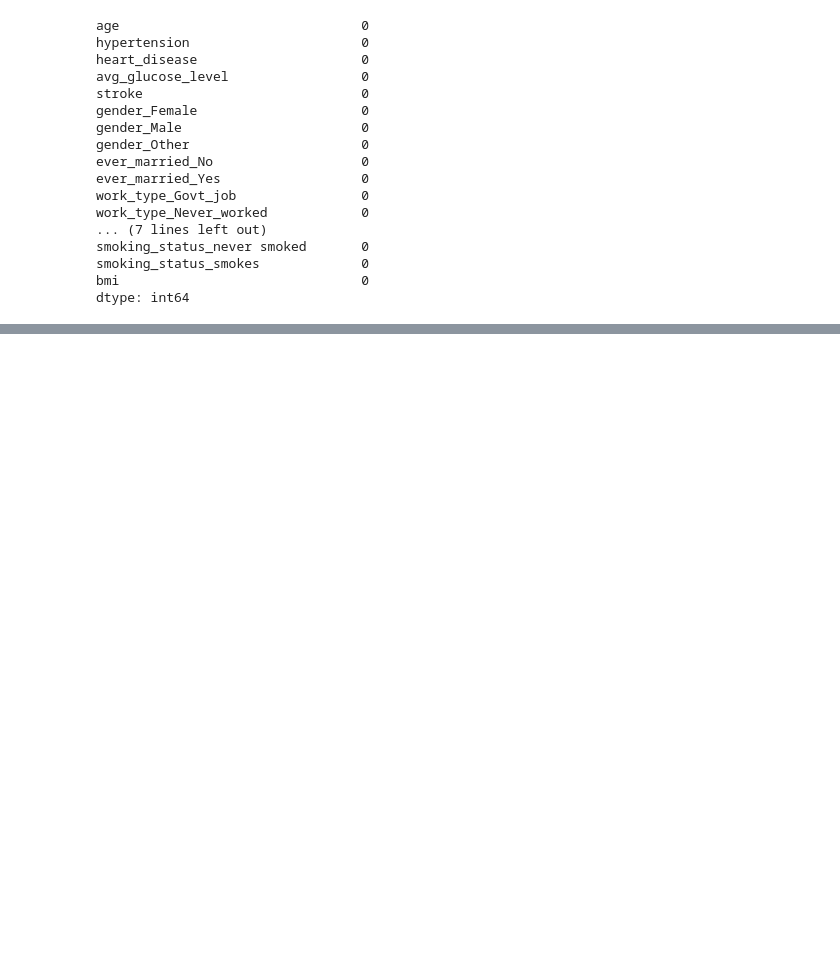
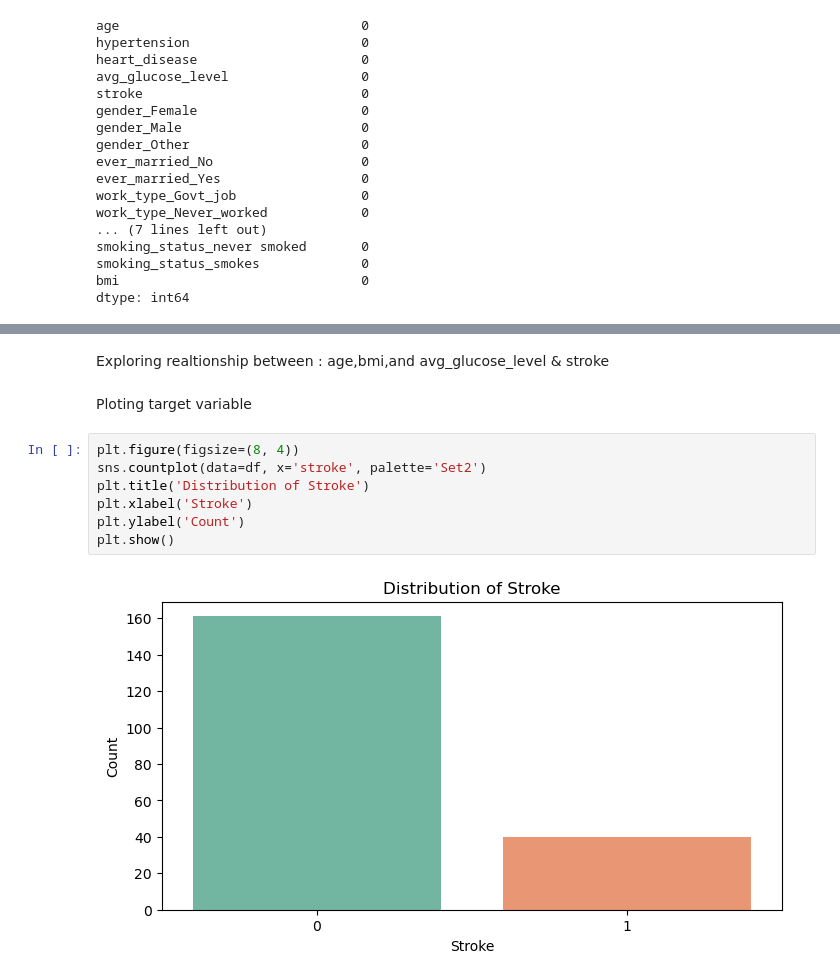
Before and after one commit to Mathangi-Chandrasekaran/Machine-Learning, a Jupyter notebook: ml_project_1.ipynb, the cells around one changed output, grey strips where cells are left out. Drawn from its saved outputs; the diff is of its cells as text; blank space fills up the shorter version.

```diff
--- a/ml_project_1.ipynb
+++ b/ml_project_1.ipynb
@@ -193,0 +220,13 @@ plt.show()
+# %% [markdown]
+Exploring realtionship between : age,bmi,and avg_glucose_level & stroke
+# %% [markdown]
+Ploting target variable
+# %%
+plt.figure(figsize=(8, 4))
+sns.countplot(data=df, x='stroke', palette='Set2')
+plt.title('Distribution of Stroke')
+plt.xlabel('Stroke')
+plt.ylabel('Count')
+plt.show()
+# %% [output]
+[figure, added]
```
Also changed, not shown: parts of 42 cells of this notebook.
